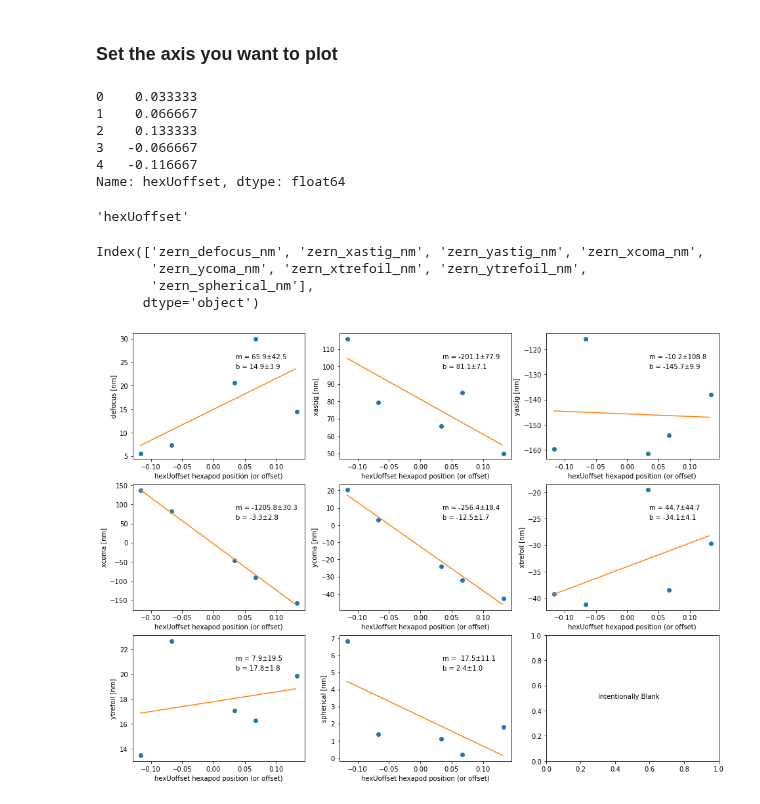
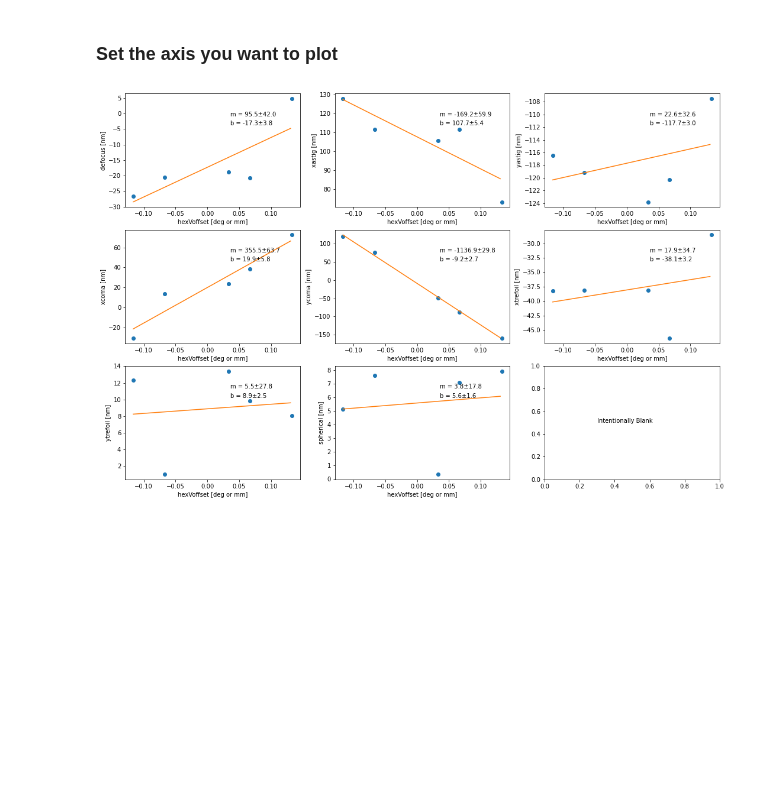
Before and after one commit to lsst-ts/ts_notebooks, a Jupyter notebook: pingraham/summit_notebooks/AT_20210607/CWFS_Sensitivity_Matrix_Determination-with-pandas.ipynb, the cells around one changed output. Saved outputs shown, nothing was run; the diff lists cells and outputs as text; code cells hidden in the pictures; blank space fills up the shorter version.

```diff
--- a/pingraham/summit_notebooks/AT_20210607/CWFS_Sensitivity_Matrix_Determination-with-pandas.ipynb
+++ b/pingraham/summit_notebooks/AT_20210607/CWFS_Sensitivity_Matrix_Determination-with-pandas.ipynb
@@ -26,7 +26,7 @@ Query for all the `endReadout` events on the timespan of the night.
 # %%
 # define axis you're interested in
 # %%
-axis='u'
+axis='v'
 offset_start = Time("2021-06-09T04:44:00", format='isot', scale='tai') # time of where offsets to hexapod were applied
 
 if axis == 'u':
@@ -229,16 +229,11 @@ import os
 # Read in the file (written using code above)
 df2 = pd.read_csv(filename)
 # %%
-# but need to add all the zernike terms from the fitting
-# this creates rows of NaNs and the loop below populates them
-df2['zern_defocus_nm'] = np.zeros(len(df2))
-df2['zern_xastig_nm'] = np.zeros(len(df2))
-df2['zern_yastig_nm'] = np.zeros(len(df2))
-df2['zern_xcoma_nm'] = np.zeros(len(df2))
-df2['zern_ycoma_nm'] = np.zeros(len(df2))
-df2['zern_xtrefoil_nm'] = np.zeros(len(df2))
-df2['zern_ytrefoil_nm'] = np.zeros(len(df2))
-df2['zern_spherical_nm'] = np.zeros(len(df2))
+# Add all the zernike terms from the fitting
+# this creates columns of NaNs and the loop below populates them
+df2[['zern_defocus_nm', 'zern_xastig_nm','zern_yastig_nm',
+    'zern_xcoma_nm', 'zern_ycoma_nm',
+    'zern_xtrefoil_nm', 'zern_ytrefoil_nm','zern_spherical_nm' ]] = np.nan
 # %%
 # this just needs to be set, but is not actually used
 os.environ['LSST_DDS_DOMAIN'] = 'junk'
@@ -310,13 +303,12 @@ for n in range(len(df2)):
         ax12.contour(script.algo.pMask)
 
     # Put results into data structure
-    # This will throw errors but don't know how to do this properly!
-    df2['zern_defocus_nm'][n] = script.algo.zer4UpNm[0]
-    df2['zern_xastig_nm'][n] = script.algo.zer4UpNm[1]
-    df2['zern_yastig_nm'][n] = script.algo.zer4UpNm[2]
-    df2['zern_xcoma_nm'][n] = script.algo.zer4UpNm[3]
-    df2['zern_ycoma_nm'][n]= script.algo.zer4UpNm[4]
-    df2['zern_xtrefoil_nm'][n] = script.algo.zer4UpNm[5]
-    df2['zern_ytrefoil_nm'][n] = script.algo.zer4UpNm[6]
-    df2['zern_spherical_nm'][n] = script.algo.zer4UpNm[7]
+    df2.loc[n,('zern_defocus_nm')] = script.algo.zer4UpNm[0]
+    df2.loc[n,('zern_xastig_nm')] = script.algo.zer4UpNm[1]
+    df2.loc[n,('zern_yastig_nm')] = script.algo.zer4UpNm[2]
+    df2.loc[n,('zern_xcoma_nm')] = script.algo.zer4UpNm[3]
+    df2.loc[n,('zern_ycoma_nm')]= script.algo.zer4UpNm[4]
+    df2.loc[n,('zern_xtrefoil_nm')] = script.algo.zer4UpNm[5]
+    df2.loc[n,('zern_ytrefoil_nm')] = script.algo.zer4UpNm[6]
+    df2.loc[n,('zern_spherical_nm')] = script.algo.zer4UpNm[7]
 # %% [output]
@@ -530,17 +370,8 @@ def invline(y,b,m):
 # %% [markdown]
 ### Set the axis you want to plot
 # %%
-axis='u'
+axis='v'
 hexoffsetkey='hex'+axis.upper()+'offset'
-# %%
-df3['hexUoffset']
-# %% [output]
-0    0.033333
-1    0.066667
-2    0.133333
-3   -0.066667
-4   -0.116667
-Name: hexUoffset, dtype: float64
 # %%
 filename="20210607_"+axis+"axis_data_with_WFE_in_zerns.csv"
 df3 = pd.read_csv(filename)
@@ -554,47 +385,36 @@ if axis =='x':
     inds = np.arange(0,6)
 if axis =='y':
     inds = np.arange(0,6)
-# %%
-motion_key
-# %% [output]
-'hexUoffset'
-# %%
-df3.keys()[24:35]
-# %% [output]
-Index(['zern_defocus_nm', 'zern_xastig_nm', 'zern_yastig_nm', 'zern_xcoma_nm',
-       'zern_ycoma_nm', 'zern_xtrefoil_nm', 'zern_ytrefoil_nm',
-       'zern_spherical_nm'],
-      dtype='object')
 # %%
 # using the variable axs for multiple Axes
 nx=3; ny=3
 fig, axs = plt.subplots(3, 3)
-fig.set_size_inches(16, 12, forward=True)
+fig.set_size_inches(18, 12, forward=True)
 count=0
 motion_key=hexoffsetkey
 zern_keys = df3.keys()[24:35]
 for i in range(nx):
     for j in range(ny):
         if count>len(zern_keys)-1:
             axs[i, j].annotate(f'Intentionally Blank',(0.3,0.5), xycoords=xycoords)
             continue
         zern_key=zern_keys[count]
         xdata=df3[motion_key][inds]
         ydata=df3[zern_key][inds]
 
         axs[i, j].plot(xdata,ydata,'o')
         x=np.arange(np.min(xdata), np.max(xdata), np.abs(np.max(xdata) - np.min(xdata))/100 )
         popt,pcov = curve_fit(line, xdata, ydata)
         perr = np.sqrt(np.diag(pcov))
 
         axs[i, j].plot(x,line(x, *popt))
         tmp=zern_key
         axs[i, j].set_ylabel(f"{zern_key.split('_')[1]} [nm]")
-        axs[i, j].set_xlabel(motion_key+' hexapod position (or offset)')
+        axs[i, j].set_xlabel(motion_key+' [deg or mm]')
         xpos=0.6; ypos=0.8 ; xycoords='axes fraction'
         axs[i, j].annotate(f'm = {popt[1]:0.1f}\u00B1{perr[1]:0.1f}',(xpos,ypos), xycoords=xycoords)
         axs[i, j].annotate(f'b = {popt[0]:0.1f}\u00B1{perr[0]:0.1f}',(xpos,ypos-0.08), xycoords=xycoords)
 
         count+=1
 # %% [output]
-[figure, old version]
+[figure, new version]
```
Also changed, not shown: parts of 7 cells of this notebook.
